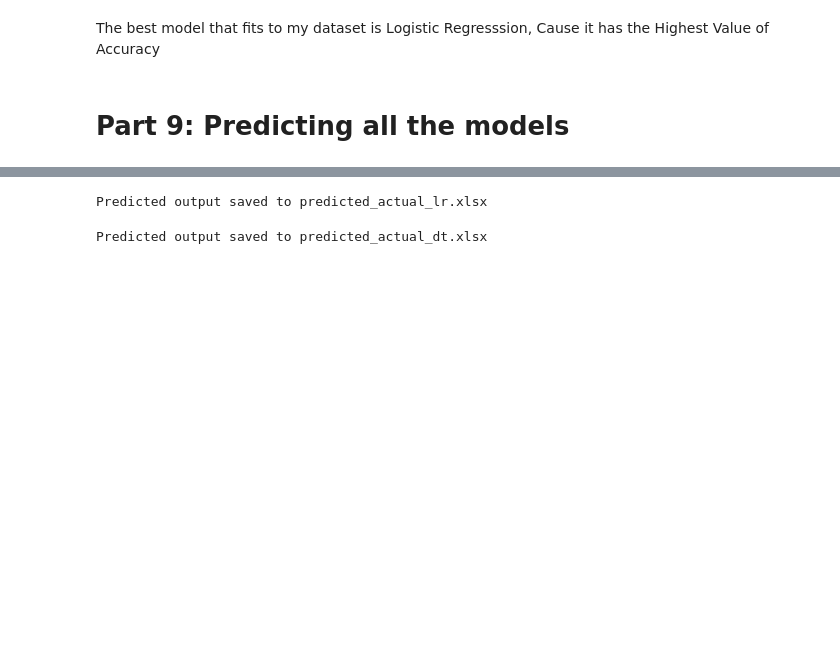
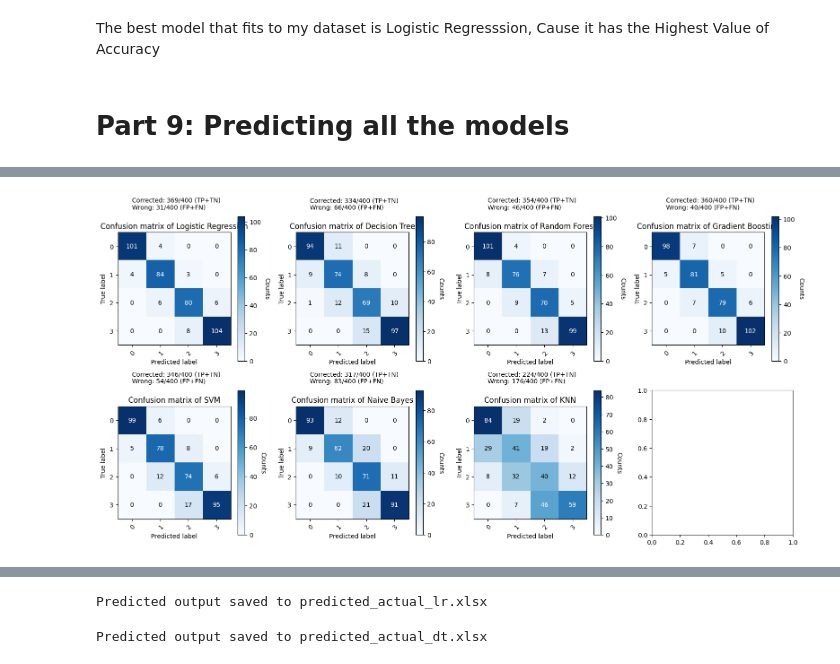
Before and after one commit to Mohamed-Abdirizak/Mobile-Price-Prediction, a Jupyter notebook: Mobile_Price_Prediction (1).ipynb, the cells around one changed output, grey strips where cells are left out. Drawn from its saved outputs; the diff is of its cells as text; code cells hidden in the pictures; blank space fills up the shorter version.

```diff
--- a/Mobile_Price_Prediction.ipynb
+++ b/Mobile_Price_Prediction (1).ipynb
@@ -1227,3 +1263,82 @@ The best model that fits to my dataset is Logistic Regresssion, Cause it has the
+# %%
+import numpy as np
+import matplotlib.pyplot as plt
+from sklearn.metrics import confusion_matrix
+
+# Example confusion matrix values for seven models
+cm_values = [
+    confusion_matrix(y_test, lr_prediction),
+    confusion_matrix(y_test, dt_prediction),
+    confusion_matrix(y_test, rf_prediction),
+    confusion_matrix(y_test, gb_prediction),
+    confusion_matrix(y_test, svm_prediction),
+    confusion_matrix(y_test, nb_prediction),
+    confusion_matrix(y_test, knn_prediction)
+]
+
+# Define class labels
+class_labels = [0, 1, 2, 3]
+
+# Define the titles for each model
+model_titles = [
+    'Confusion matrix of Logistic Regression',
+    'Confusion matrix of Decision Tree',
+    'Confusion matrix of Random Forest',
+    'Confusion matrix of Gradient Boosting',
+    'Confusion matrix of SVM',
+    'Confusion matrix of Naive Bayes',
+    'Confusion matrix of KNN'
+]
+
+# Create subplots for multiple graphs
+fig, axes = plt.subplots(2, 4, figsize=(16, 8))
+
+# Iterate over confusion matrices and corresponding subplots
+for i, cm in enumerate(cm_values):
+    # Calculate subplot position
+    row = i // 4
+    col = i % 4
+
+    # Plot confusion matrix as a heatmap on the corresponding subplot
+    ax = axes[row, col]
+    im = ax.imshow(cm, interpolation='nearest', cmap=plt.cm.Blues)
+
+    # Customize plot
+    ax.set(xticks=np.arange(cm.shape[1]),
+           yticks=np.arange(cm.shape[0]),
+           xticklabels=class_labels, yticklabels=class_labels,
+           xlabel='Predicted label',
+           ylabel='True label',
+           title=model_titles[i])
+
+    # Rotate the x-axis labels
+    plt.setp(ax.get_xticklabels(), rotation=45, ha="right", rotation_mode="anchor")
+
+    # Loop over data dimensions and create text annotations
+    for i in range(cm.shape[0]):
+        for j in range(cm.shape[1]):
+            ax.text(j, i, str(cm[i, j]),
+                    ha="center", va="center",
+                    color="white" if cm[i, j] > np.max(cm) / 2 else "black")
+
+    # Add colorbar
+    cbar = ax.figure.colorbar(im, ax=ax)
+    cbar.ax.set_ylabel("Counts", rotation=-90, va="bottom")
+
+      # Add corrected and wrong predicted counts below the graph
+    total_samples = np.sum(cm)
+    correct_predictions = np.sum(np.diag(cm))
+    wrong_predictions = total_samples - correct_predictions
+    ax.text(0, -1.5, f'Corrected: {correct_predictions}/{total_samples} (TP+TN)\nWrong: {wrong_predictions}/{total_samples} (FP+FN)',
+            ha="left", va="center", fontsize=10)
+
+# Adjust spacing between subplots
+plt.tight_layout()
+
+# Show the plot
+plt.show()
+# %% [output]
+[figure, added]
 # %%
 # saadaalin ku sameey 7daani X_test
 
```
Also changed, not shown: parts of 15 cells of this notebook, 1 other file.
